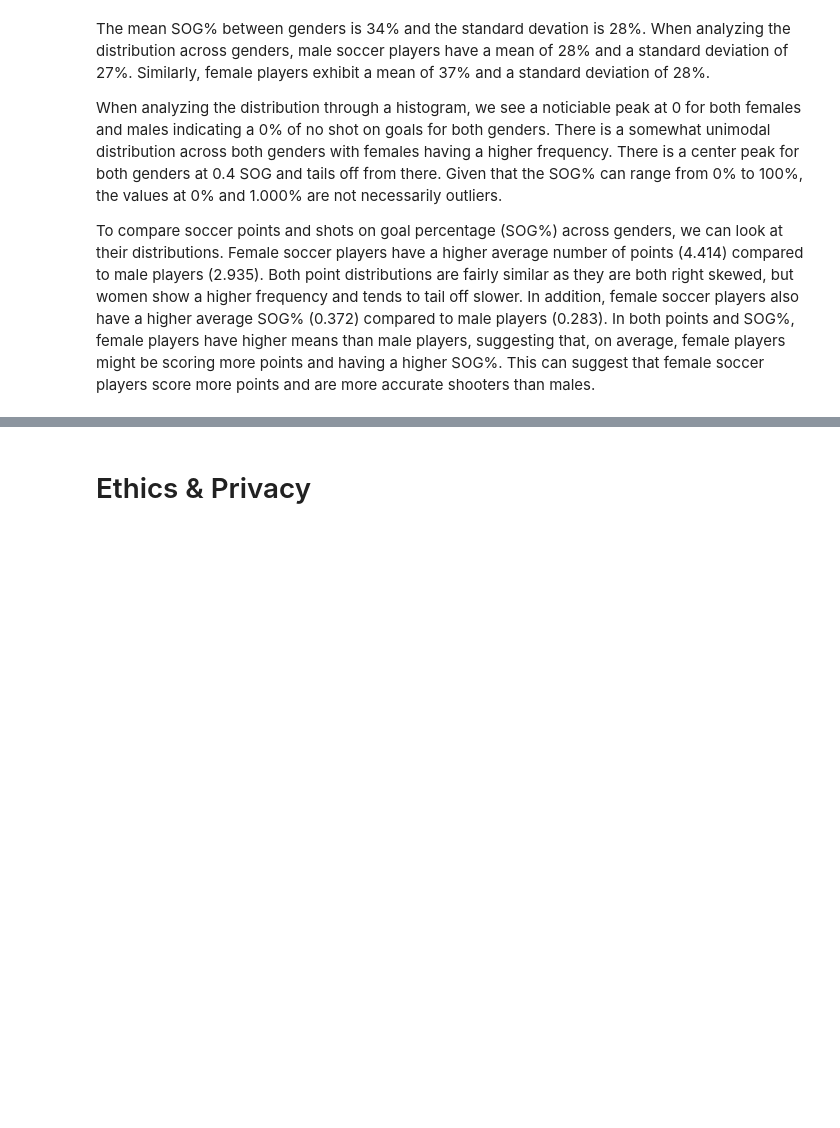
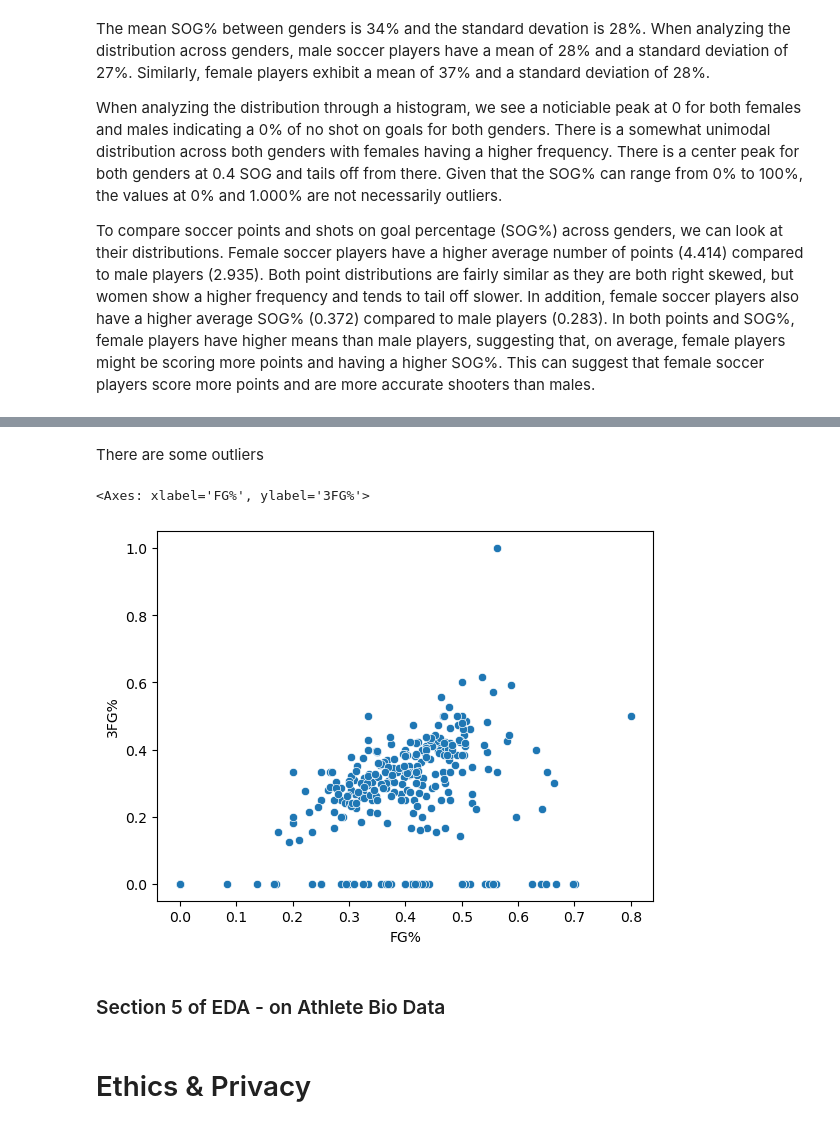
Before and after one commit to COGS108/Group133_WI24, a Jupyter notebook: EDACheckpoint_Group133_WI24.ipynb, the cells around one changed output, grey strips where cells are left out. Drawn from its saved outputs; the diff is of its cells as text; code cells hidden in the pictures; blank space fills up the shorter version.

```diff
--- a/EDACheckpoint_Group133_WI24.ipynb
+++ b/EDACheckpoint_Group133_WI24.ipynb
@@ -949,3 +1002,12 @@ To compare soccer points and shots on goal percentage (SOG%) across genders, we
+# %% [markdown]
+There are some outliers
+# %%
+sns.scatterplot(basketball, x = 'FG%', y = '3FG%') # relationship between FG% and 3FG%
+# %% [output]
+<Axes: xlabel='FG%', ylabel='3FG%'>
+[figure, added]
+# %% [markdown]
+### Section 5 of EDA - on Athlete Bio Data
 # %% [markdown]
 # Ethics & Privacy
 # %% [markdown]
```
Also changed, not shown: parts of 15 cells of this notebook.
